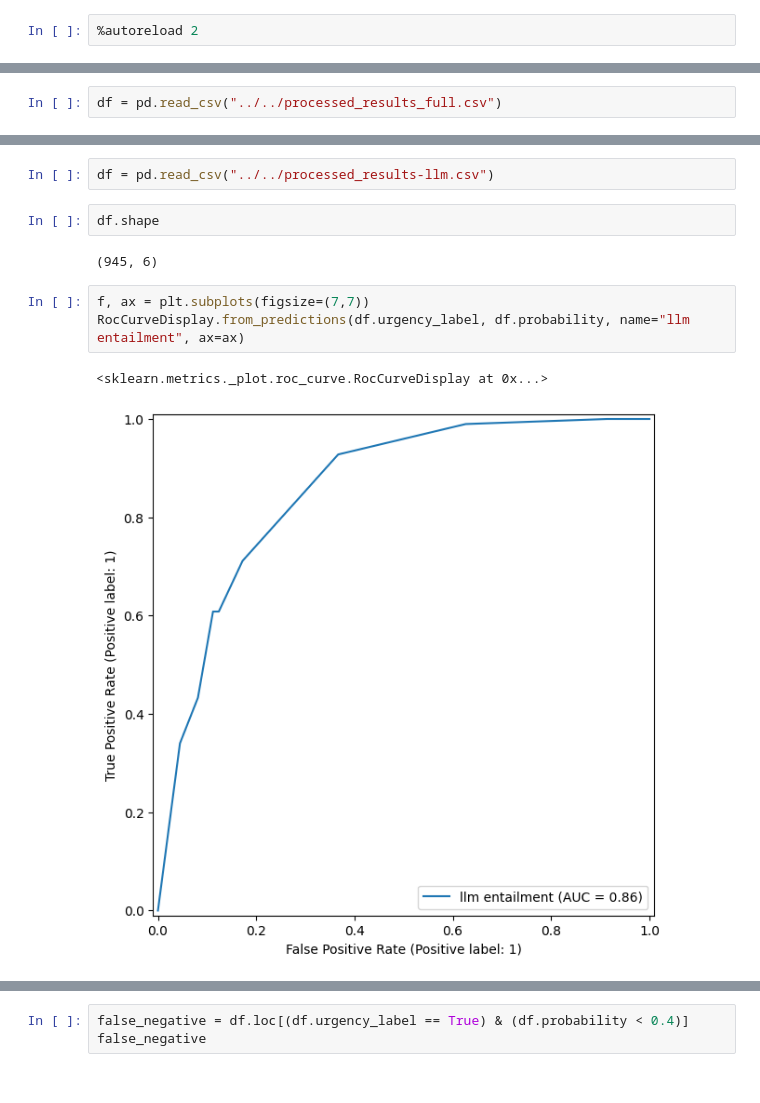
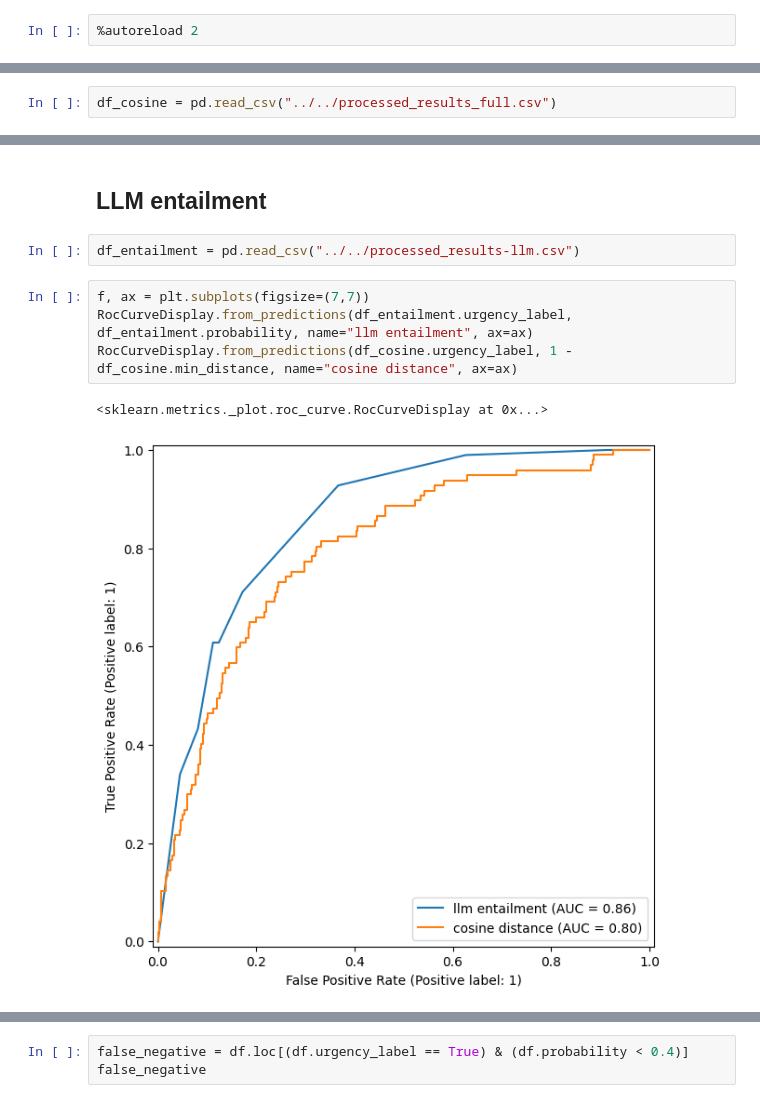
Before and after one commit to IDinsight/ask-a-question, a Jupyter notebook: experiments/ud_validation/plots_and_analysis.ipynb, the cells around one changed output, grey strips where cells are left out. Saved outputs shown, nothing was run; the diff lists cells and outputs as text.

```diff
--- a/experiments/ud_validation/Untitled.ipynb
+++ b/experiments/ud_validation/plots_and_analysis.ipynb
@@ -15,3 +17,3 @@ init_notebook_mode(all_interactive=True)
 # %%
-df = pd.read_csv("../../processed_results_full.csv")
+df_cosine = pd.read_csv("../../processed_results_full.csv")
 # %%
@@ -32,12 +62,11 @@ RocCurveDisplay.from_predictions(df.urgency_label, 1 - df.min_distance, name="co
+# %% [markdown]
+## LLM entailment
 # %%
-df = pd.read_csv("../../processed_results-llm.csv")
+df_entailment = pd.read_csv("../../processed_results-llm.csv")
-# %%
-df.shape
-# %% [output]
-(945, 6)
 # %%
 f, ax = plt.subplots(figsize=(7,7))
-RocCurveDisplay.from_predictions(df.urgency_label, df.probability, name="llm entailment", ax=ax)
+RocCurveDisplay.from_predictions(df_entailment.urgency_label, df_entailment.probability, name="llm entailment", ax=ax)
+RocCurveDisplay.from_predictions(df_cosine.urgency_label, 1 - df_cosine.min_distance, name="cosine distance", ax=ax)
 # %% [output]
 <sklearn.metrics._plot.roc_curve.RocCurveDisplay at 0x...>
-[figure, old version]
+[figure, new version]
```
Also changed, not shown: parts of 10 cells of this notebook, 1 other file.
